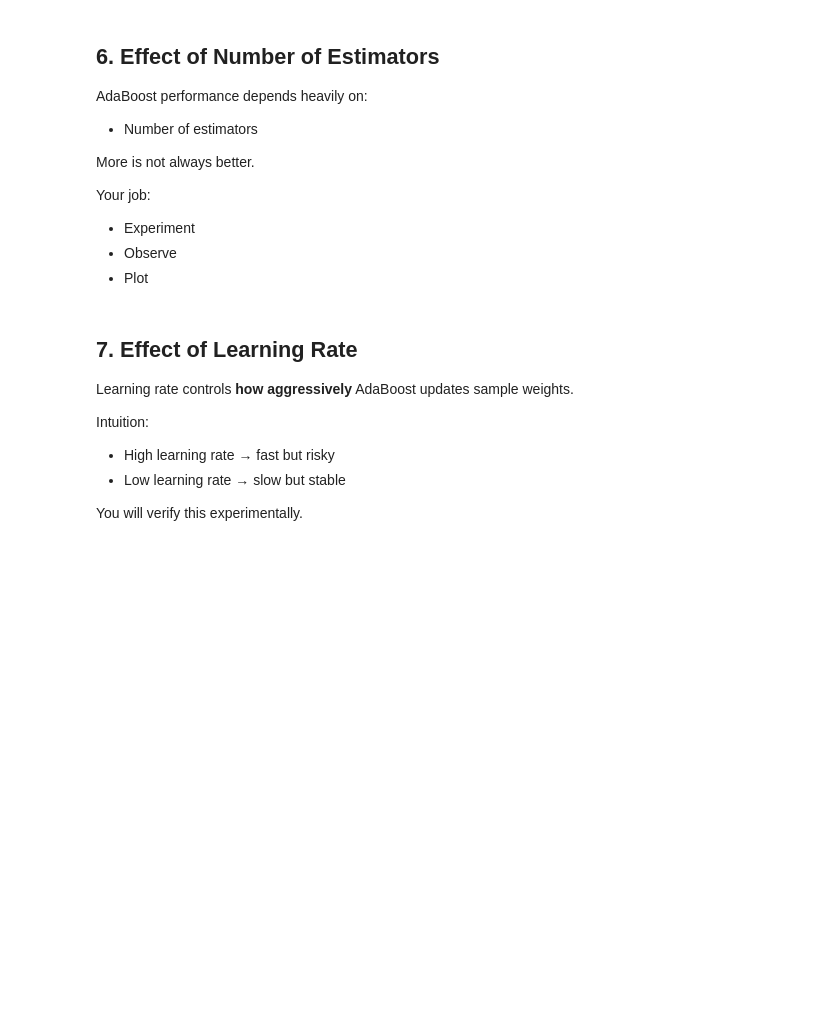
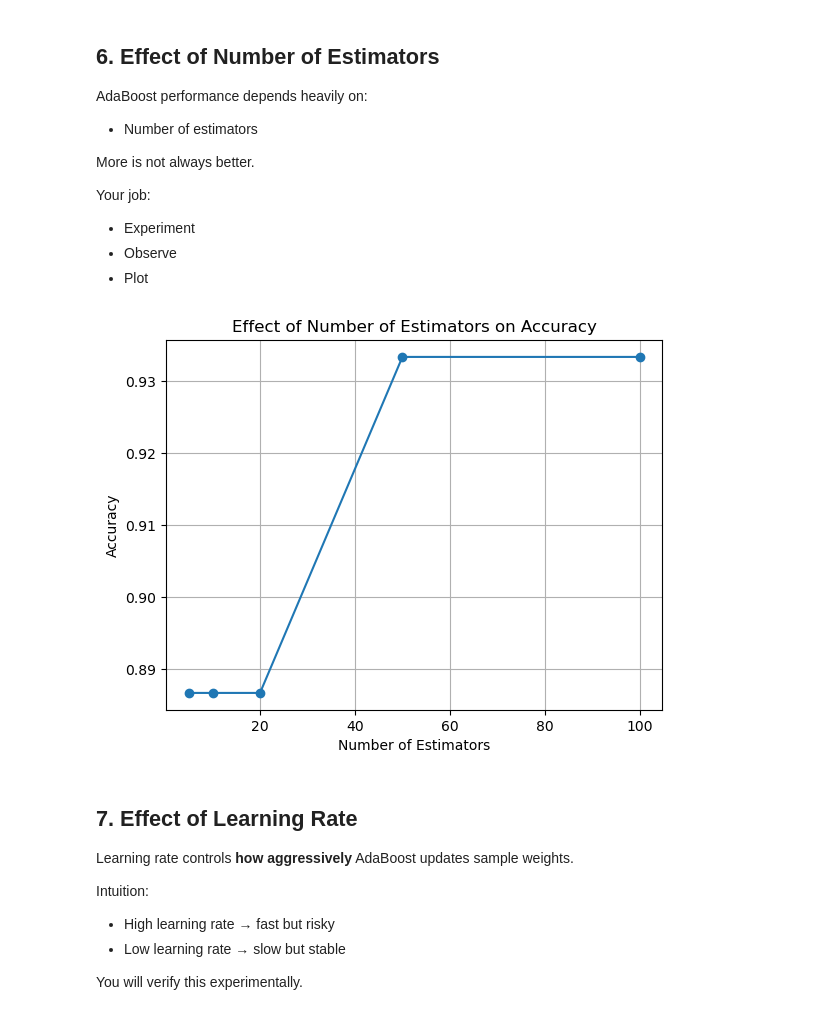
Before and after one commit to Tanvir-yzu/AI_ML-Expert-With-Phitron-Batch-01, a Jupyter notebook: Machine Learning/Module_20_AdaBoost_Practice.ipynb, the cells around one changed output. Saved outputs shown, nothing was run; the diff lists cells and outputs as text; code cells hidden in the pictures; blank space fills up the shorter version.

```diff
--- a/Machine Learning/Module_20_AdaBoost_Practice.ipynb
+++ b/Machine Learning/Module_20_AdaBoost_Practice.ipynb
@@ -74,6 +89,8 @@ Expectation:
 # TODO: Create a DecisionTreeClassifier with max_depth=1
 # SVM, Logistic Regression
 # This is our weak learner
+# Create a DecisionTreeClassifier with max_depth=1
+weak_learner = DecisionTreeClassifier(max_depth=1)
 # %%
 # TODO: Train the weak learner
 # TODO: Predict on test data
@@ -94,8 +122,25 @@ Key idea:
 # - base_estimator = decision stump
 # - n_estimators = 50
 # - learning_rate = 1.0
+# Initialize AdaBoostClassifier
+adaboost = AdaBoostClassifier(estimator=DecisionTreeClassifier(max_depth=1),
+                              n_estimators=50,
+                              learning_rate=1.0,
+                              random_state=42)
 # %%
 # TODO: Train AdaBoost on training data
 # TODO: Predict on test data
 # TODO: Evaluate accuracy
 # TODO: Print classification report
+# Train AdaBoost on training data
+adaboost.fit(X_train, y_train)
+
+# Predict on test data
+y_pred_adaboost = adaboost.predict(X_test)
+
+# Evaluate accuracy
+accuracy_adaboost = accuracy_score(y_test, y_pred_adaboost)
+print(f"AdaBoost Accuracy: {accuracy_adaboost:.4f}")
+
+# Print classification report
+print(classification_report(y_test, y_pred_adaboost))
@@ -133,9 +199,31 @@ Your job:
 # Example: [5, 10, 20, 50, 100]
 
 # Store accuracy for each value
+# Try different n_estimators values
+n_estimators_values = [5, 10, 20, 50, 100]
+accuracies = []
+
+for n_estimators in n_estimators_values:
+    adaboost = AdaBoostClassifier(estimator=DecisionTreeClassifier(max_depth=1),
+                                  n_estimators=n_estimators,
+                                  learning_rate=1.0,
+                                  random_state=42)
+    adaboost.fit(X_train, y_train)
+    y_pred = adaboost.predict(X_test)
+    accuracy = accuracy_score(y_test, y_pred)
+    accuracies.append(accuracy)
 # %%
 # TODO: Plot n_estimators vs accuracy
 # Label axes clearly
+# Plot n_estimators vs accuracy
+plt.plot(n_estimators_values, accuracies, marker='o')
+plt.xlabel('Number of Estimators')
+plt.ylabel('Accuracy')
+plt.title('Effect of Number of Estimators on Accuracy')
+plt.grid(True)
+plt.show()
+# %% [output]
+[figure, added]
 # %% [markdown]
 
 ## 7. Effect of Learning Rate
```
Also changed, not shown: parts of 12 cells of this notebook.
